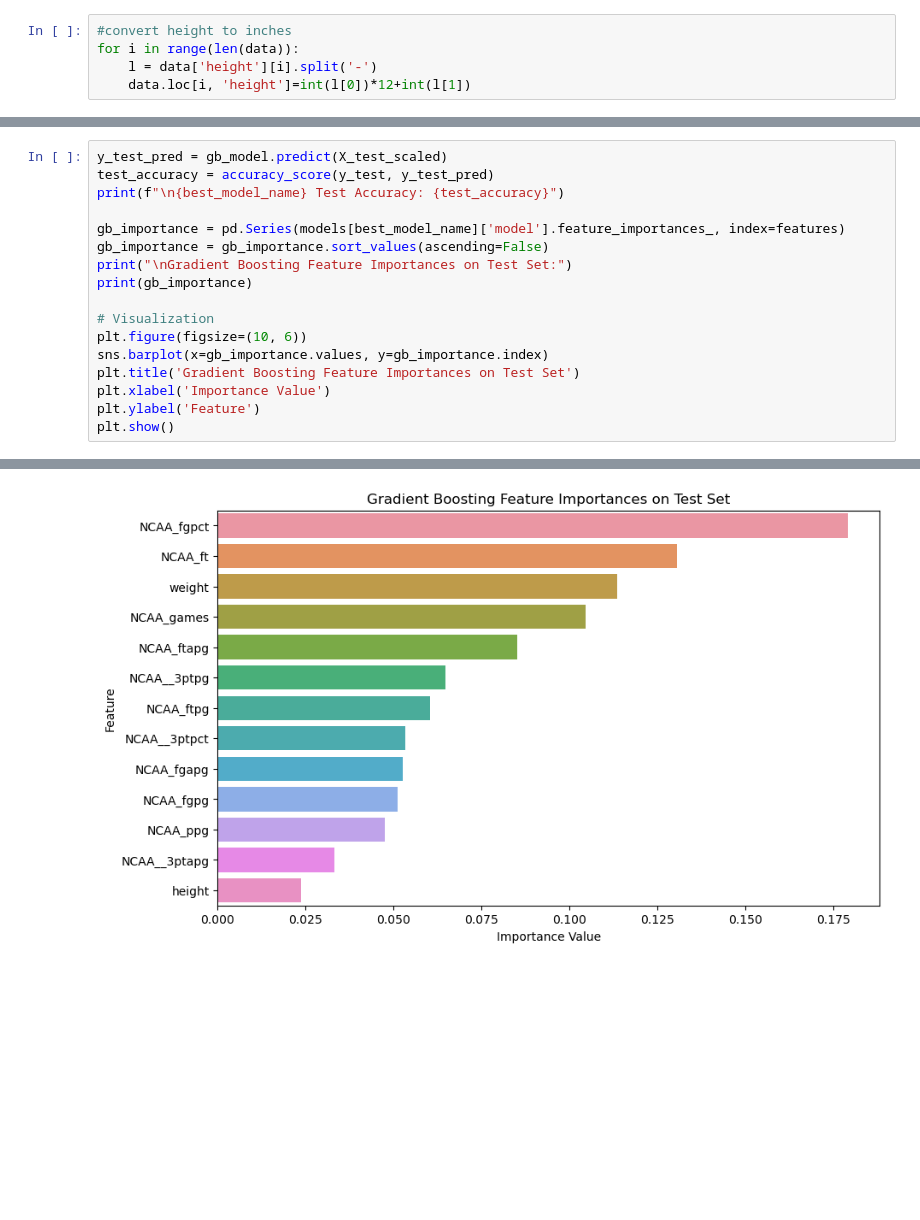
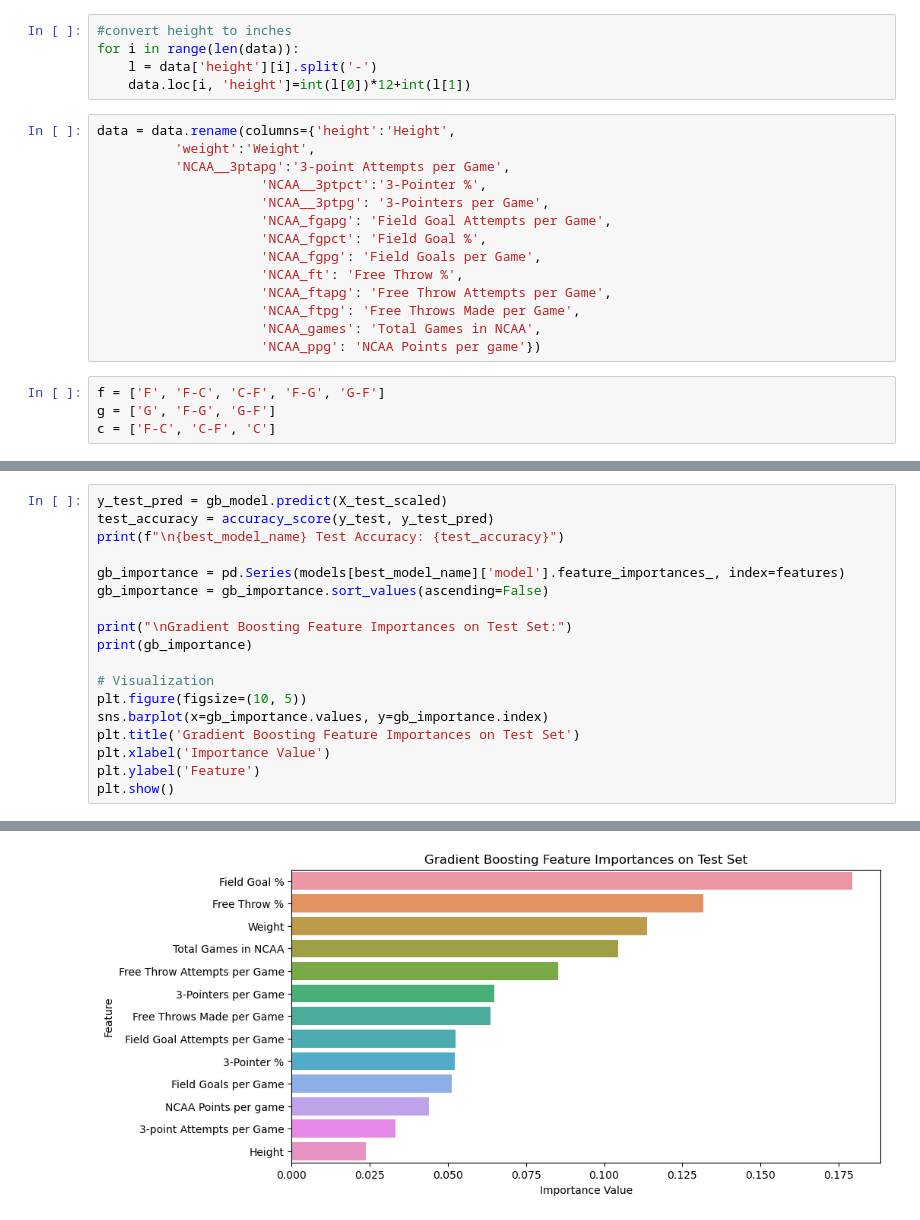
Before and after one commit to mattietoll/ISYE6740-Final-Project, a Jupyter notebook: Feature_Analysis.ipynb, the cells around one changed output, grey strips where cells are left out. Drawn from its saved outputs; the diff is of its cells as text; blank space fills up the shorter version.

Commit message:
modified column names for readability

```diff
--- a/Feature_Analysis.ipynb
+++ b/Feature_Analysis.ipynb
@@ -94,3 +94,21 @@ data['NBA_Success'] = data['PER'].apply(lambda x: 1 if x > 17 else 0)
 for i in range(len(data)):
     l = data['height'][i].split('-')
     data.loc[i, 'height']=int(l[0])*12+int(l[1])
+# %%
+data = data.rename(columns={'height':'Height',
+          'weight':'Weight',
+          'NCAA__3ptapg':'3-point Attempts per Game',
+                     'NCAA__3ptpct':'3-Pointer %',
+                     'NCAA__3ptpg': '3-Pointers per Game',
+                     'NCAA_fgapg': 'Field Goal Attempts per Game',
+                     'NCAA_fgpct': 'Field Goal %',
+                     'NCAA_fgpg': 'Field Goals per Game',
+                     'NCAA_ft': 'Free Throw %',
+                     'NCAA_ftapg': 'Free Throw Attempts per Game',
+                     'NCAA_ftpg': 'Free Throws Made per Game',
+                     'NCAA_games': 'Total Games in NCAA',
+                     'NCAA_ppg': 'NCAA Points per game'})
+# %%
+f = ['F', 'F-C', 'C-F', 'F-G', 'G-F']
+g = ['G', 'F-G', 'G-F']
+c = ['F-C', 'C-F', 'C']
@@ -273,11 +316,12 @@ print(f"\n{best_model_name} Test Accuracy: {test_accuracy}")
 
 gb_importance = pd.Series(models[best_model_name]['model'].feature_importances_, index=features)
 gb_importance = gb_importance.sort_values(ascending=False)
+
 print("\nGradient Boosting Feature Importances on Test Set:")
 print(gb_importance)
 
 # Visualization
-plt.figure(figsize=(10, 6))
+plt.figure(figsize=(10, 5))
 sns.barplot(x=gb_importance.values, y=gb_importance.index)
 plt.title('Gradient Boosting Feature Importances on Test Set')
 plt.xlabel('Importance Value')
@@ -303,2 +347,2 @@ height          0.023708
 dtype: float64
-[figure, old version]
+[figure, new version]
```
Also changed, not shown: parts of 9 cells of this notebook, 1 other file.
